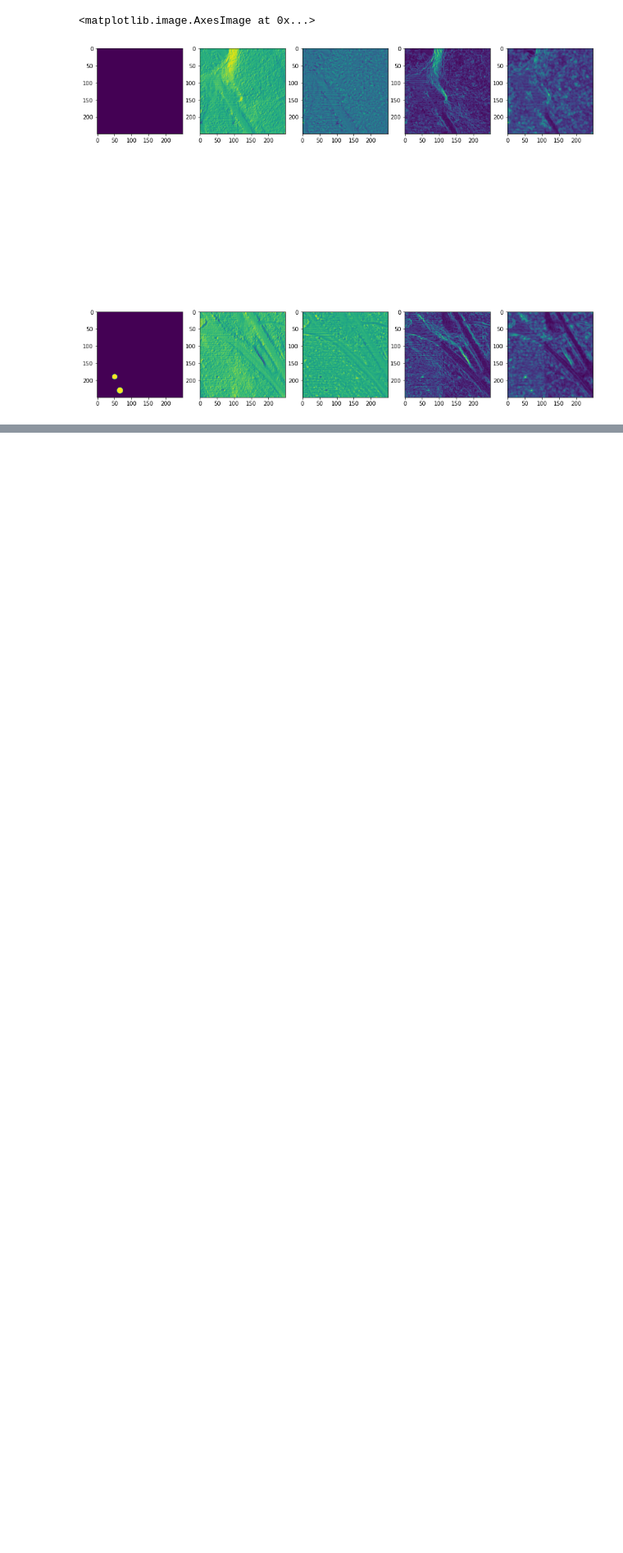
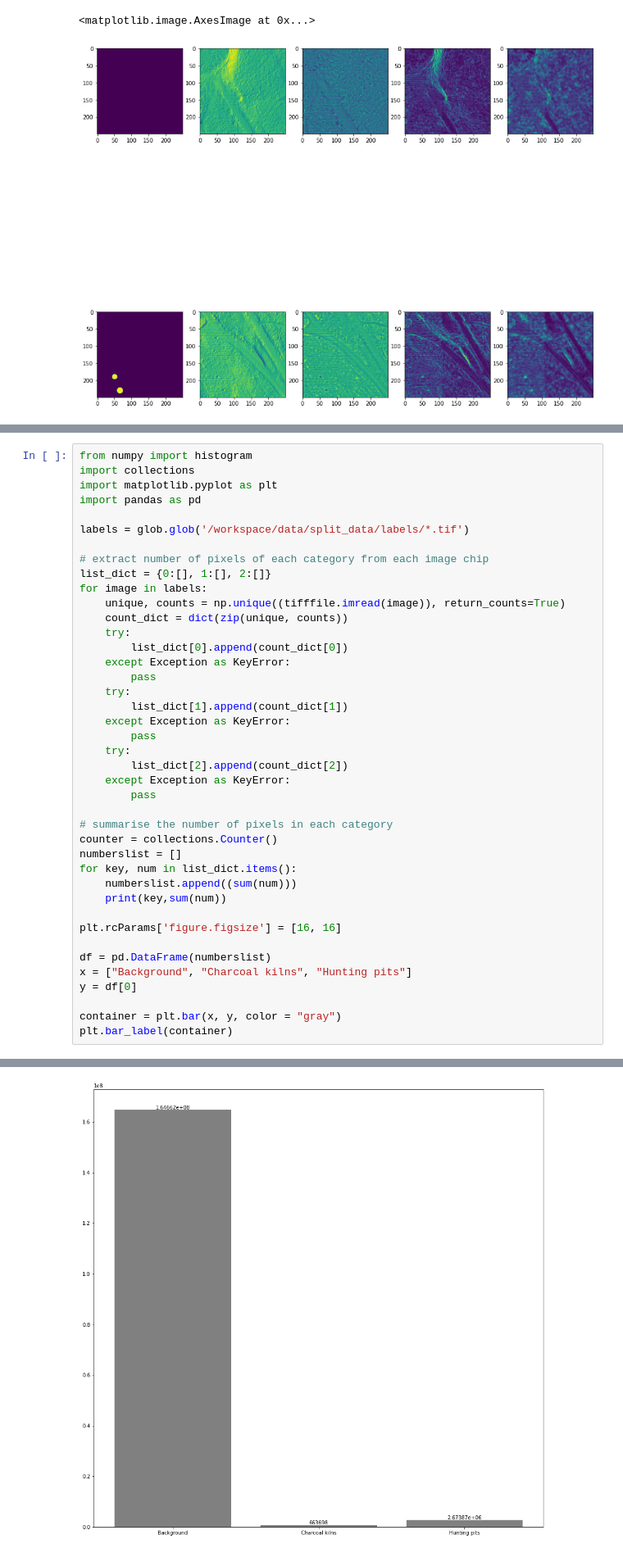
Before and after one commit to williamlidberg/Detection-of-hunting-pits-using-airborne-laser-scanning-and-deep-learning, a Jupyter notebook: Data inspection.ipynb, the cells around one changed output, grey strips where cells are left out. Shown: that part at 82% size. Saved outputs shown, nothing was run; the diff lists cells and outputs as text; blank space fills up the shorter version.

Commit message:
added script to create list of test files

```diff
--- a/Data inspection.ipynb
+++ b/Data inspection.ipynb
@@ -112,0 +113,42 @@ axarr[0,4].imshow(tifffile.imread(stdon[1]))
+# %%
+from numpy import histogram
+import collections
+import matplotlib.pyplot as plt
+import pandas as pd
+
+labels = glob.glob('/workspace/data/split_data/labels/*.tif')
+
+# extract number of pixels of each category from each image chip
+list_dict = {0:[], 1:[], 2:[]}
+for image in labels:
+    unique, counts = np.unique((tifffile.imread(image)), return_counts=True)
+    count_dict = dict(zip(unique, counts))
+    try:
+        list_dict[0].append(count_dict[0])
+    except Exception as KeyError:
+        pass
+    try:
+        list_dict[1].append(count_dict[1])
+    except Exception as KeyError:
+        pass
+    try:
+        list_dict[2].append(count_dict[2])
+    except Exception as KeyError:
+        pass
+
+# summarise the number of pixels in each category
+counter = collections.Counter()
+numberslist = []
+for key, num in list_dict.items():
+    numberslist.append((sum(num)))
+    print(key,sum(num))
+
+plt.rcParams['figure.figsize'] = [16, 16]
+
+df = pd.DataFrame(numberslist)
+x = ["Background", "Charcoal kilns", "Hunting pits"]
+y = df[0]
+
+container = plt.bar(x, y, color = "gray")
+plt.bar_label(container)
+# %% [output]
@@ -112,0 +159 @@ axarr[0,4].imshow(tifffile.imread(stdon[1]))
+[figure, added]
```
Also changed, not shown: parts of 6 cells of this notebook, 6 other files.
